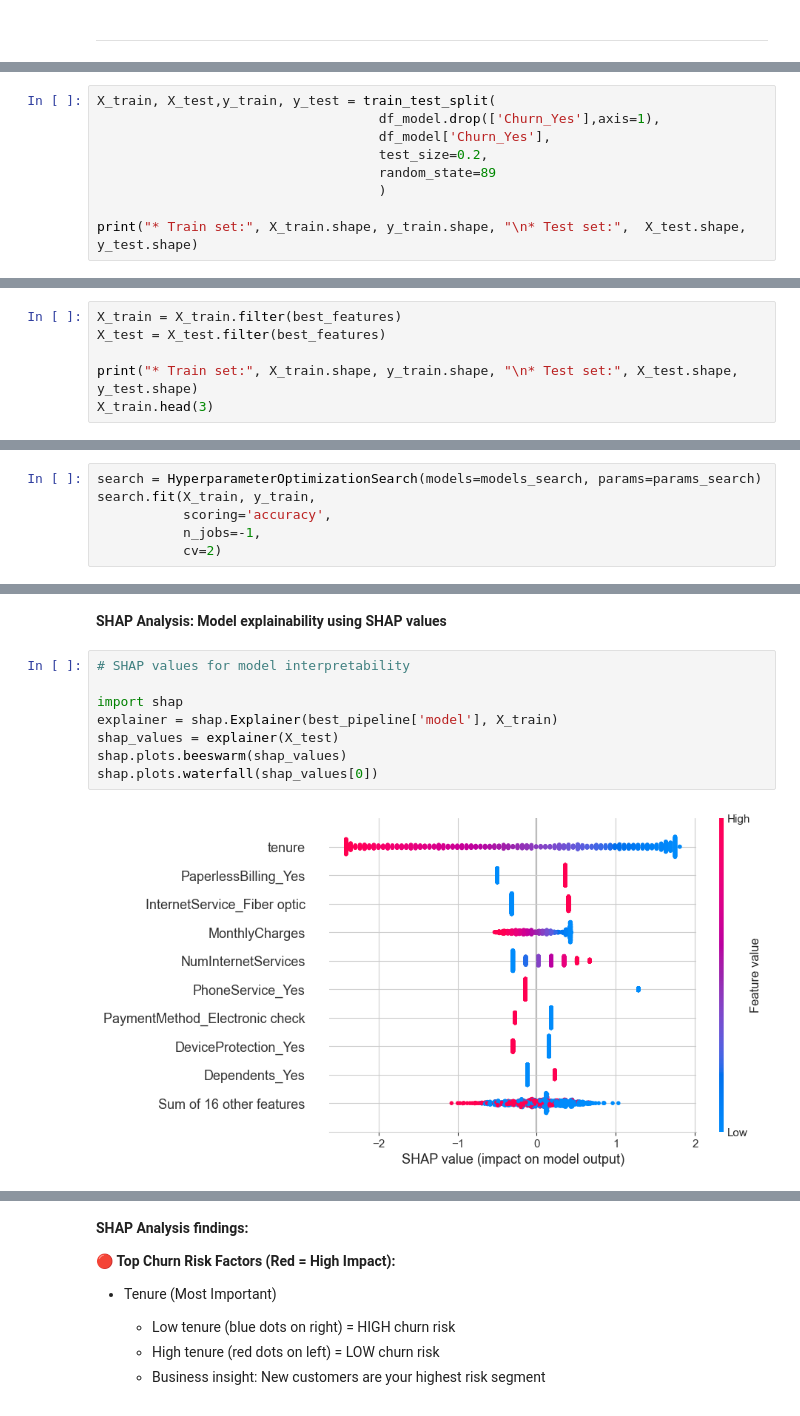
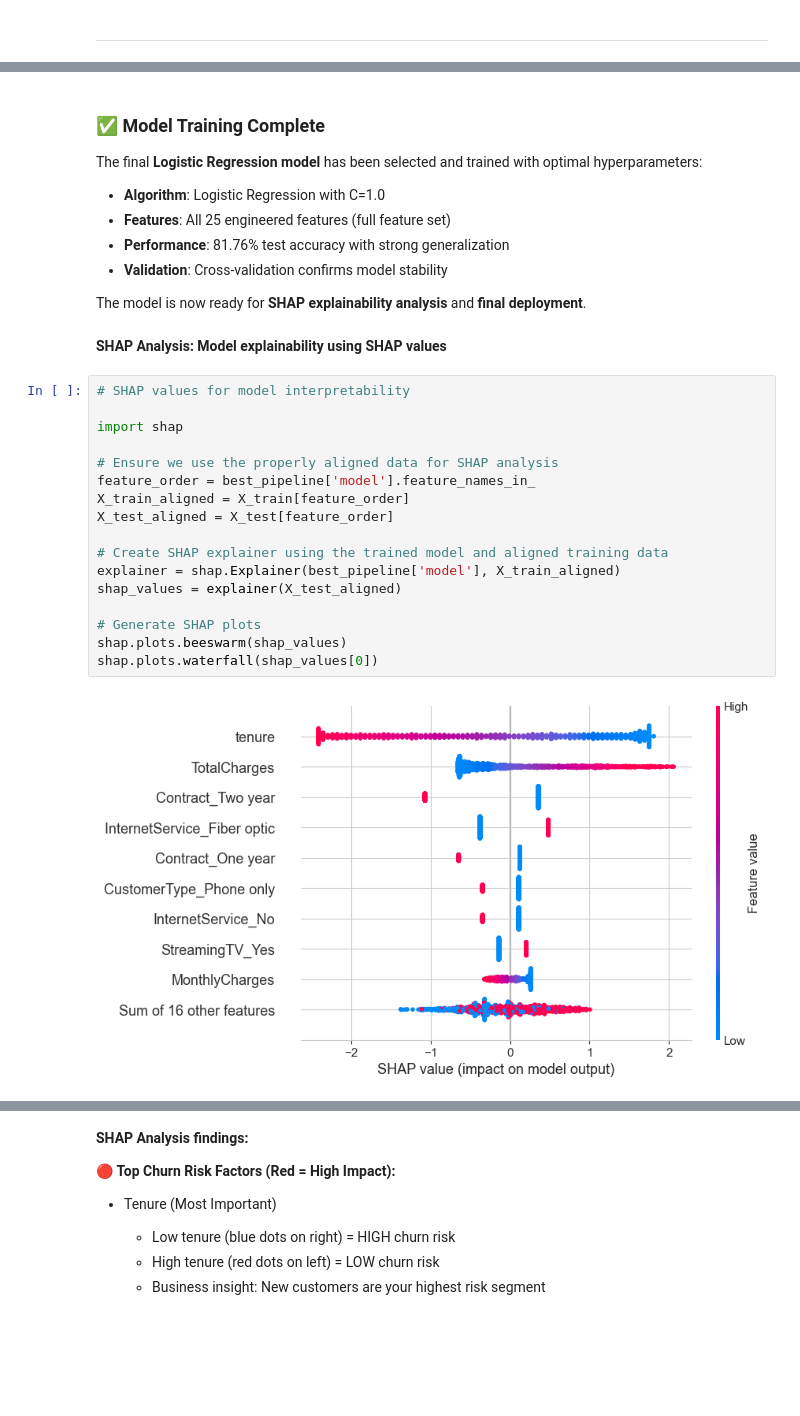
Before and after one commit to ka-kwok/telecom-churn-ml-prediction, a Jupyter notebook: jupyter_notebooks/4.predictive_model.ipynb, the cells around one changed output, grey strips where cells are left out. Drawn from its saved outputs; the diff is of its cells as text; blank space fills up the shorter version.

Commit message:
update with data alignment

```diff
--- a/jupyter_notebooks/4.predictive_model.ipynb
+++ b/jupyter_notebooks/4.predictive_model.ipynb
@@ -628,9 +620,0 @@ best_features
-# %%
-X_train, X_test,y_train, y_test = train_test_split(
-                                    df_model.drop(['Churn_Yes'],axis=1),
-                                    df_model['Churn_Yes'],
-                                    test_size=0.2,
-                                    random_state=89
-                                    )
-
-print("* Train set:", X_train.shape, y_train.shape, "\n* Test set:",  X_test.shape, y_test.shape)
@@ -640,6 +620,0 @@ print("* Train set:", X_train.shape, y_train.shape, "\n* Test set:",  X_test.sha
-# %%
-X_train = X_train.filter(best_features)
-X_test = X_test.filter(best_features)
-
-print("* Train set:", X_train.shape, y_train.shape, "\n* Test set:", X_test.shape, y_test.shape)
-X_train.head(3)
@@ -665,6 +620,0 @@ params_search = {
-# %%
-search = HyperparameterOptimizationSearch(models=models_search, params=params_search)
-search.fit(X_train, y_train,
-           scoring='accuracy',
-           n_jobs=-1,
-           cv=2)
@@ -683,12 +621,31 @@ grid_metrics
+# %% [markdown]
+### ✅ Model Training Complete
+
+The final **Logistic Regression model** has been selected and trained with optimal hyperparameters:
+- **Algorithm**: Logistic Regression with C=1.0
+- **Features**: All 25 engineered features (full feature set)
+- **Performance**: 81.76% test accuracy with strong generalization
+- **Validation**: Cross-validation confirms model stability
+
+The model is now ready for **SHAP explainability analysis** and **final deployment**.
 # %% [markdown]
 **SHAP Analysis: Model explainability using SHAP values**
 # %%
 # SHAP values for model interpretability
 
 import shap
-explainer = shap.Explainer(best_pipeline['model'], X_train)
-shap_values = explainer(X_test)
+
+# Ensure we use the properly aligned data for SHAP analysis
+feature_order = best_pipeline['model'].feature_names_in_
+X_train_aligned = X_train[feature_order]
+X_test_aligned = X_test[feature_order]
+
+# Create SHAP explainer using the trained model and aligned training data
+explainer = shap.Explainer(best_pipeline['model'], X_train_aligned)
+shap_values = explainer(X_test_aligned)
+
+# Generate SHAP plots
 shap.plots.beeswarm(shap_values)
 shap.plots.waterfall(shap_values[0])
 # %% [output]
-[figure, old version]
+[figure, new version]
```
Also changed, not shown: parts of 15 cells of this notebook.
